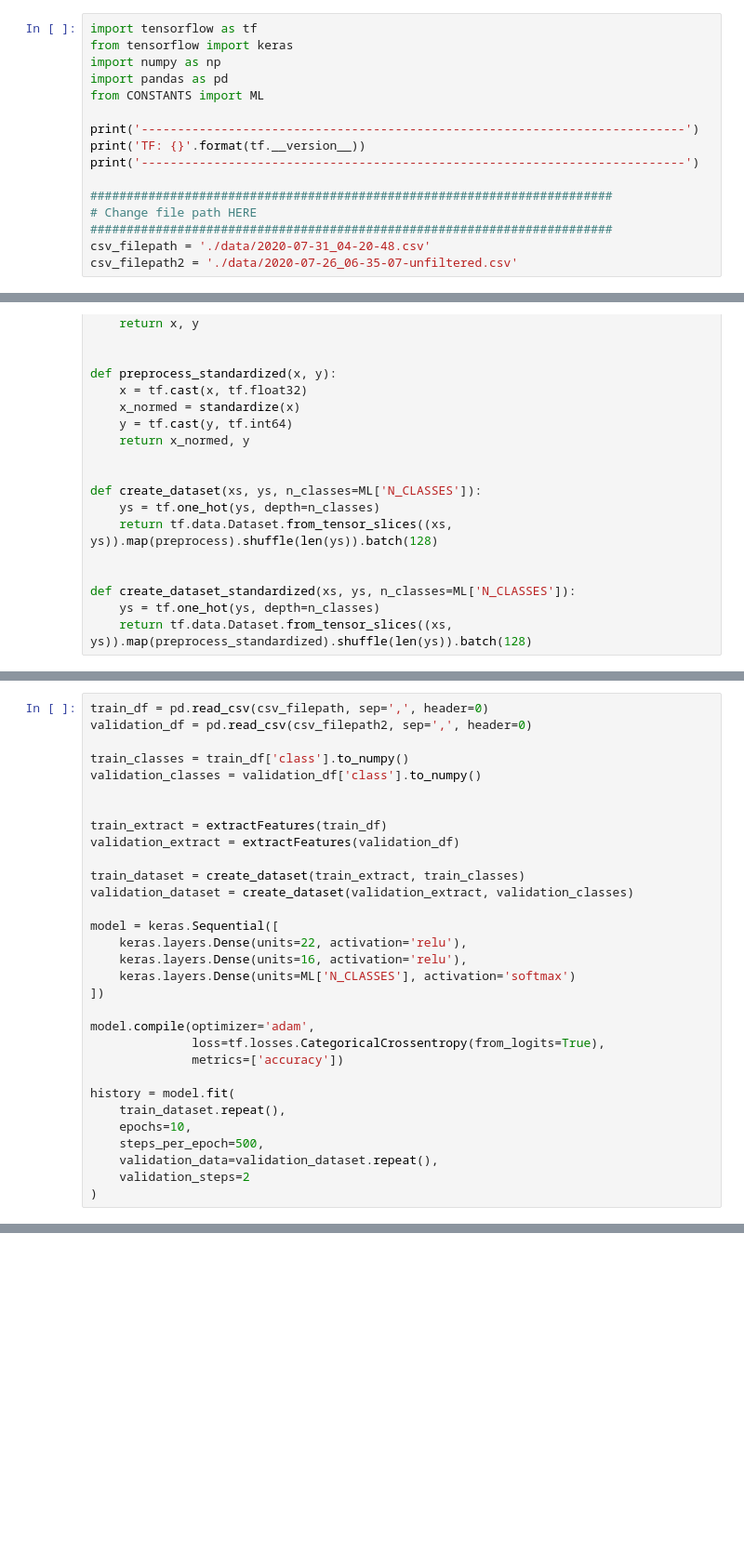
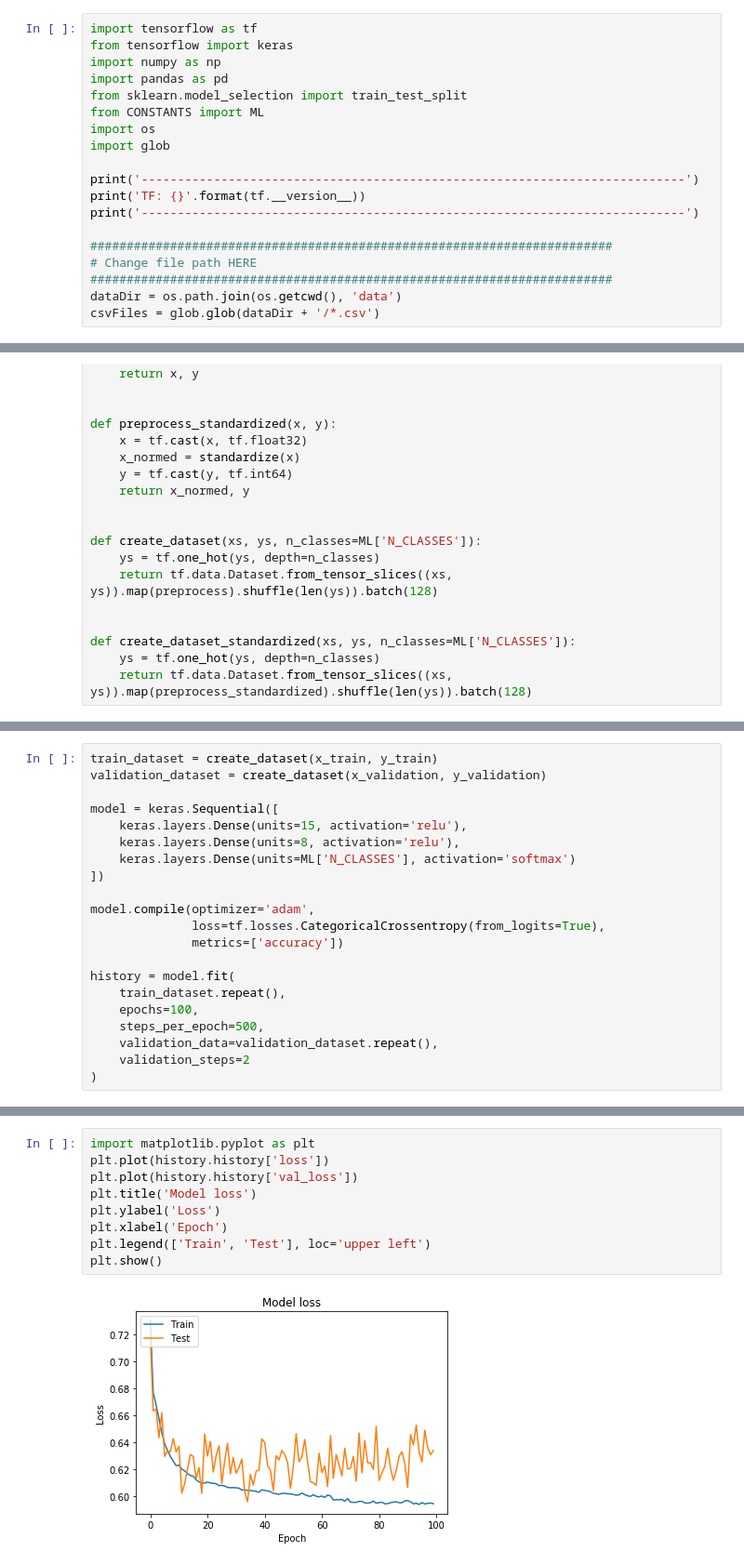
Before and after one commit to tintinp/chloe-ting-extension, a Jupyter notebook: machine-learning/traning.ipynb, the cells around one changed output, grey strips where cells are left out. Shown at 93% size. Drawn from its saved outputs; the diff is of its cells as text; blank space fills up the shorter version.

Commit message:
add new dataset, revised training, add loss plot

```diff
--- a/machine-learning/traning.ipynb
+++ b/machine-learning/traning.ipynb
@@ -5,7 +5,10 @@ import tensorflow as tf
 from tensorflow import keras
 import numpy as np
 import pandas as pd
+from sklearn.model_selection import train_test_split
 from CONSTANTS import ML
+import os
+import glob
 
 print('---------------------------------------------------------------------------')
 print('TF: {}'.format(tf.__version__))
@@ -14,8 +17,8 @@ print('-------------------------------------------------------------------------
 ########################################################################
 # Change file path HERE
 ########################################################################
-csv_filepath = './data/2020-07-31_04-20-48.csv'
-csv_filepath2 = './data/2020-07-26_06-35-07-unfiltered.csv'
+dataDir = os.path.join(os.getcwd(), 'data')
+csvFiles = glob.glob(dataDir + '/*.csv')
 # %% [output]
 ---------------------------------------------------------------------------
 TF: 2.2.0
@@ -103,20 +140,10 @@ def create_dataset_standardized(xs, ys, n_classes=ML['N_CLASSES']):
 # %%
-train_df = pd.read_csv(csv_filepath, sep=',', header=0)
-validation_df = pd.read_csv(csv_filepath2, sep=',', header=0)
-
-train_classes = train_df['class'].to_numpy()
-validation_classes = validation_df['class'].to_numpy()
-
-
-train_extract = extractFeatures(train_df)
-validation_extract = extractFeatures(validation_df)
-
-train_dataset = create_dataset(train_extract, train_classes)
-validation_dataset = create_dataset(validation_extract, validation_classes)
+train_dataset = create_dataset(x_train, y_train)
+validation_dataset = create_dataset(x_validation, y_validation)
 
 model = keras.Sequential([
-    keras.layers.Dense(units=22, activation='relu'),
-    keras.layers.Dense(units=16, activation='relu'),
+    keras.layers.Dense(units=15, activation='relu'),
+    keras.layers.Dense(units=8, activation='relu'),
     keras.layers.Dense(units=ML['N_CLASSES'], activation='softmax')
 ])
 
@@ -126,7 +153,7 @@ model.compile(optimizer='adam',
 
 history = model.fit(
     train_dataset.repeat(),
-    epochs=10,
+    epochs=100,
     steps_per_epoch=500,
     validation_data=validation_dataset.repeat(),
     validation_steps=2
@@ -154,0 +179,11 @@ Epoch 10/10
+# %%
+import matplotlib.pyplot as plt
+plt.plot(history.history['loss'])
+plt.plot(history.history['val_loss'])
+plt.title('Model loss')
+plt.ylabel('Loss')
+plt.xlabel('Epoch')
+plt.legend(['Train', 'Test'], loc='upper left')
+plt.show()
+# %% [output]
+[figure, added]
```
Also changed, not shown: parts of 5 cells of this notebook, 4 other files.
